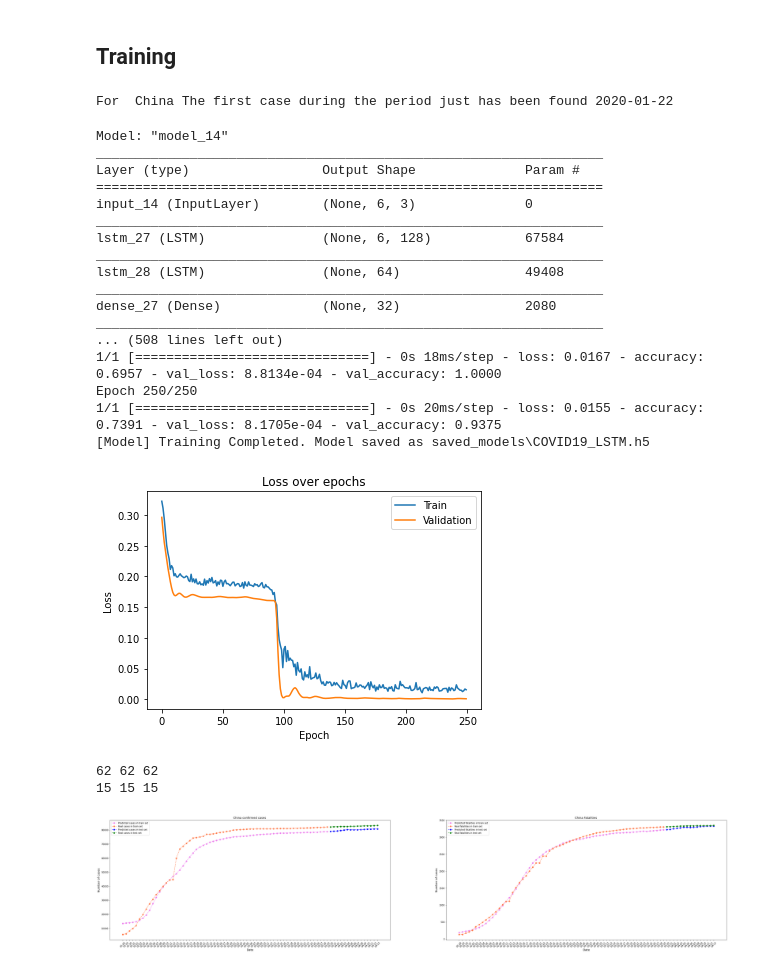
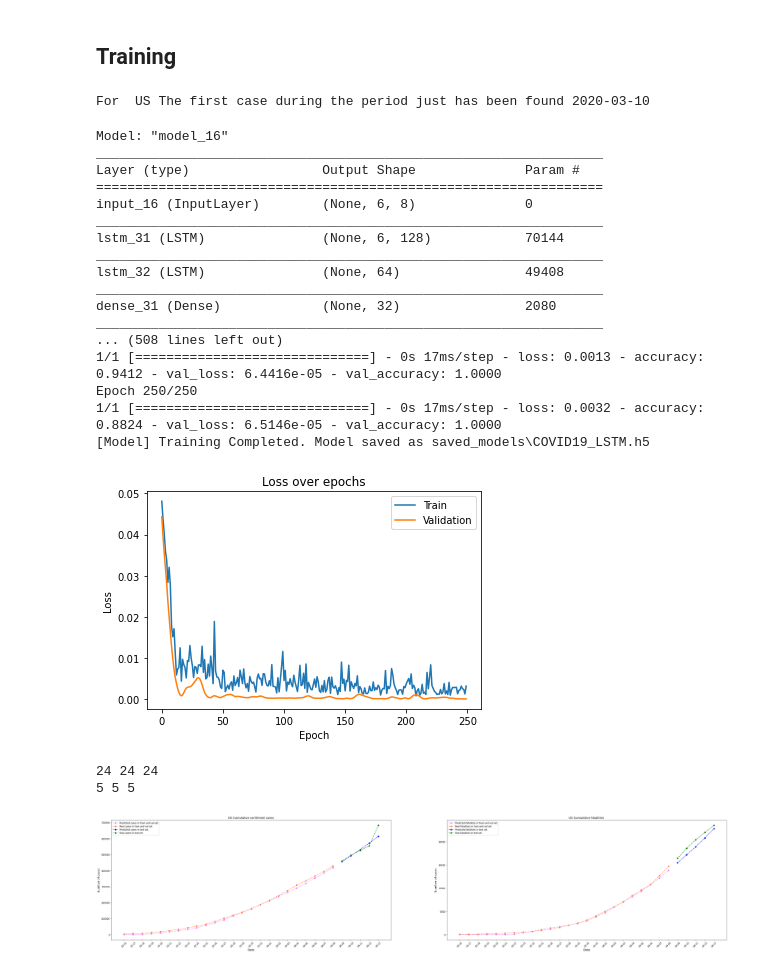
Before and after one commit to nanguoyu/COVID19-Global-Forecasting, a Jupyter notebook: SimpleLSTMModel.ipynb, the cells around one changed output. Saved outputs shown, nothing was run; the diff lists cells and outputs as text; code cells hidden in the pictures.

Commit message:
Support daily case and Cumulative Case Prediction.

```diff
--- a/SimpleLSTMModel.ipynb
+++ b/SimpleLSTMModel.ipynb
@@ -168,7 +172,7 @@ def MaxMinNormalization(data, feature_range=(0,1), split=0.8):
     return scaled_train, scaled_val, sc
 # %%
 def MaxMinNormalization2(data):
-    sc = MinMaxScaler()
+    sc = MinMaxScaler(feature_range=(0,1))
     scaled_data = sc.fit_transform(data.reshape(-1, 1)) if len(data.shape)==1 else sc.fit_transform(data)
     return scaled_data, sc
 # %% [markdown]
@@ -182,14 +186,21 @@ enrichedDataFileName = 'enriched_covid_19_week_2.csv'
 # %% [markdown]
 ### Load file
 # %%
-def loadDataByCountry(Country = 'China', data_all=None, dateRange= ('2020-01-22','2020-04-13'), is_startFromFirstCaseDay=False):
+def loadDataByCountry(Country = 'China', data_all=None, dateRange= ('2020-01-22','2020-04-13'), is_startFromFirstCaseDay=False, daily=False):
     confirmed_total_date = data_all[data_all['Country_Region']==Country].groupby(['Date']).agg({'ConfirmedCases':['sum']})
     flight_total_date = data_all[data_all['Country_Region']==Country].groupby(['Date']).agg({'DepartureFlight':['mean']})
-    data = data_all[data_all['Country_Region']==Country].groupby(['Date']).agg({'ConfirmedCases':['sum'],'Fatalities':['sum'],'DepartureFlight':['mean']})
+    data = data_all[data_all['Country_Region']==Country].groupby(['Date']).agg({'ConfirmedCases':['sum'],
+                                                                                'Fatalities':['sum'],
+                                                                                'DepartureFlight':['mean'],
+                                                                                'hospibed':['mean'],
+                                                                                'lung':['mean'],
+                                                                                'total_pop':['mean'],
+                                                                                'density':['mean'],
+                                                                                'age_100+':['mean']})
     day = flight_total_date.shape[0]
-    for i in tqdm(range(day), desc='Complete zero-value in flight data'):
-        if flight_total_date.iloc[i].values[0]==0:
-            flight_total_date.iloc[i] = int((flight_total_date.iloc[i-1]+flight_total_date.iloc[i+1])/2)
+#     for i in tqdm(range(day), desc='Complete zero-value in flight data'):
+#         if flight_total_date.iloc[i].values[0]==0:
+#             flight_total_date.iloc[i] = int((flight_total_date.iloc[i-1]+flight_total_date.iloc[i+1])/2)
 
     is_FirstCase = False
     FirstCaseDate = dateRange[0]
@@ -203,6 +214,20 @@ def loadDataByCountry(Country = 'China', data_all=None, dateRange= ('2020-01-22'
 
         if data.iloc[i].values[2]==0:
             data.loc[Date,'DepartureFlight'] = int((data.iloc[i-1]['DepartureFlight']+data.iloc[i+1]['DepartureFlight'])/2)
+
+    if daily:
+        data_ConfirmedCases = data.ConfirmedCases.diff()
+        data_Fatalities = data.Fatalities.diff()
+
+        if not is_startFromFirstCaseDay:
+            data.ConfirmedCases = data_ConfirmedCases
+            data.Fatalities = data_Fatalities
+            return data.iloc[1:].loc[dateRange[0]: dateRange[1]]
+        else:
+            data.ConfirmedCases = data_ConfirmedCases
+            data.Fatalities = data_Fatalities
+            return data.iloc[1:].loc[FirstCaseDate: dateRange[1]]
+
     if not is_startFromFirstCaseDay:
         return data.loc[dateRange[0]: dateRange[1]]
     else:
@@ -283,8 +315,9 @@ split = 0.6
 save_dir = "saved_models"
 save_fname = os.path.join(save_dir, 'COVID19_LSTM.h5')
 time_step = 6
-country = 'China'
-data = loadDataByCountry(Country = country, data_all=rich_data, is_startFromFirstCaseDay=True)
+country = 'US'
+daily=False
+data = loadDataByCountry(Country = country, data_all=rich_data, is_startFromFirstCaseDay=True, daily=daily)
 
 # Only consider confiromed cases
 data_single = data.values[:,0]
@@ -302,4 +335,4 @@ scaled_data_a, sca = MaxMinNormalization2(data = data)
 scaled_data_b,scb = MaxMinNormalization2(data = data_CandF)
 scaled_data_c, scc = MaxMinNormalization2(data = data_multi_features)
 # %% [output]
-For  China The first case during the period just has been found 2020-01-22
+For  US The first case during the period just has been found 2020-03-10
@@ -366,47 +402,45 @@ batch_size = 8
 save_fname = os.path.join(save_dir, 'COVID19_LSTM.h5')
 # %%
 nfeatures = data.shape[1]
-time_step = 6
-
 model = aLSTM(time_step, nfeatures=nfeatures)
 print('[Model] Training Started')
 print('[Model] %s epochs, %s batch size' % (epochs, batch_size))
 
 # model.load_weights(save_fname)
 callbacks = [
     EarlyStopping(monitor='val_loss', patience=50),
     ModelCheckpoint(filepath=save_fname, monitor='val_loss', save_best_only=True),
 #     TensorBoard(log_dir='./logs')
 ]
 history = model.fit(x=X_train,y=Y_train,
                     validation_data=(X_val,Y_val),
                     validation_steps=1,
                     callbacks=callbacks,steps_per_epoch=1,epochs=epochs,verbose=1)
 model.save(save_fname)
 print('[Model] Training Completed. Model saved as %s' % save_fname)
 printFigure(history)
 # Performance in train data
 Confirmed_train, Fatalities_train = plotTrainFigure(model, X_trainAndVal, Y_trainAndVal, X_test, Y_test,
-                                                    dates, trainAndValDates, testDates, scb, time_step=time_step, country=country)
+                                                    dates, trainAndValDates, testDates, scb, time_step=time_step, country=country,daily=daily)
 # %% [output]
-Model: "model_14"
+Model: "model_16"
 _________________________________________________________________
 Layer (type)                 Output Shape              Param #
 =================================================================
-input_14 (InputLayer)        (None, 6, 3)              0
+input_16 (InputLayer)        (None, 6, 8)              0
 _________________________________________________________________
-lstm_27 (LSTM)               (None, 6, 128)            67584
+lstm_31 (LSTM)               (None, 6, 128)            70144
 _________________________________________________________________
-lstm_28 (LSTM)               (None, 64)                49408
+lstm_32 (LSTM)               (None, 64)                49408
 _________________________________________________________________
-dense_27 (Dense)             (None, 32)                2080
+dense_31 (Dense)             (None, 32)                2080
 _________________________________________________________________
 ... (508 lines left out)
-1/1 [==============================] - 0s 18ms/step - loss: 0.0167 - accuracy: 0.6957 - val_loss: 8.8134e-04 - val_accuracy: 1.0000
+1/1 [==============================] - 0s 17ms/step - loss: 0.0013 - accuracy: 0.9412 - val_loss: 6.4416e-05 - val_accuracy: 1.0000
 Epoch 250/250
-1/1 [==============================] - 0s 20ms/step - loss: 0.0155 - accuracy: 0.7391 - val_loss: 8.1705e-04 - val_accuracy: 0.9375
+1/1 [==============================] - 0s 17ms/step - loss: 0.0032 - accuracy: 0.8824 - val_loss: 6.5146e-05 - val_accuracy: 1.0000
 [Model] Training Completed. Model saved as saved_models\COVID19_LSTM.h5
-[figure, old version]
+[figure, new version]
-62 62 62
-15 15 15
+24 24 24
+5 5 5
-[figure, old version]
+[figure, new version]
```
Also changed, not shown: parts of 5 cells of this notebook.
